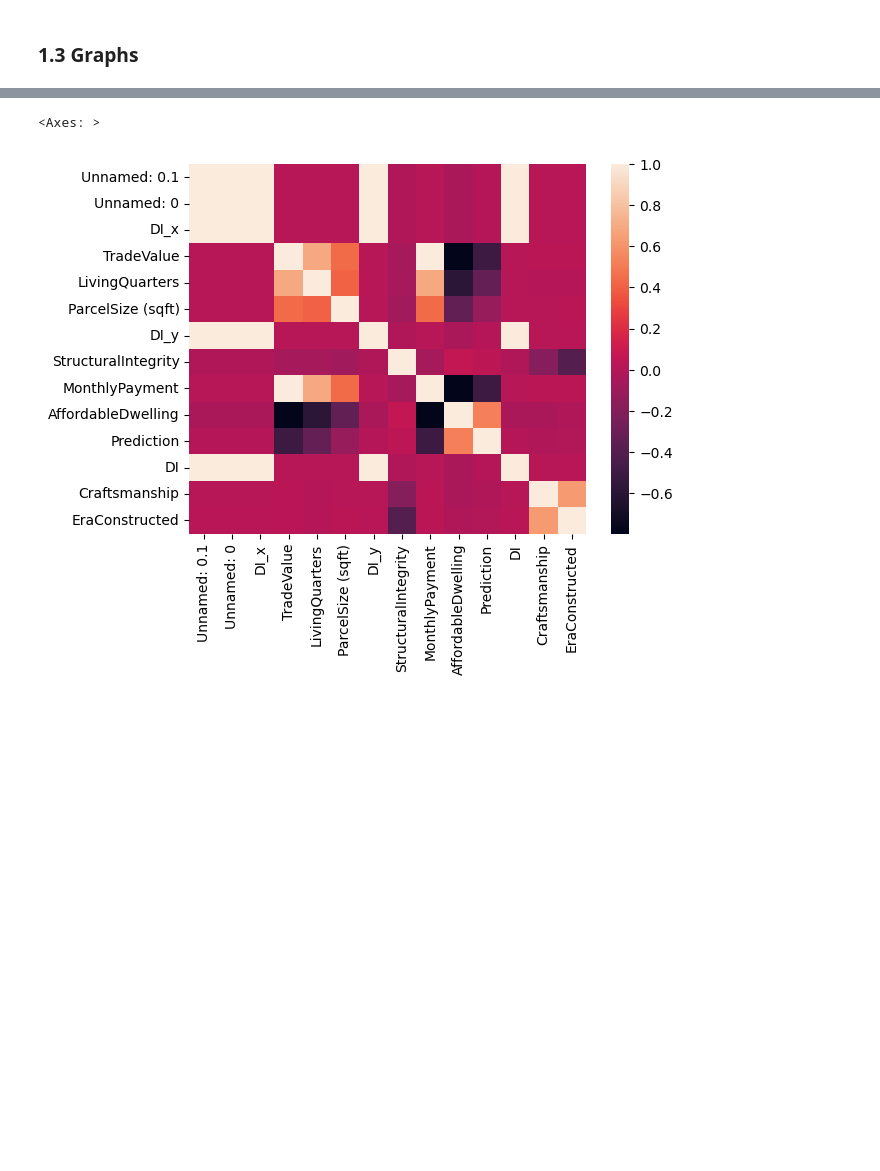
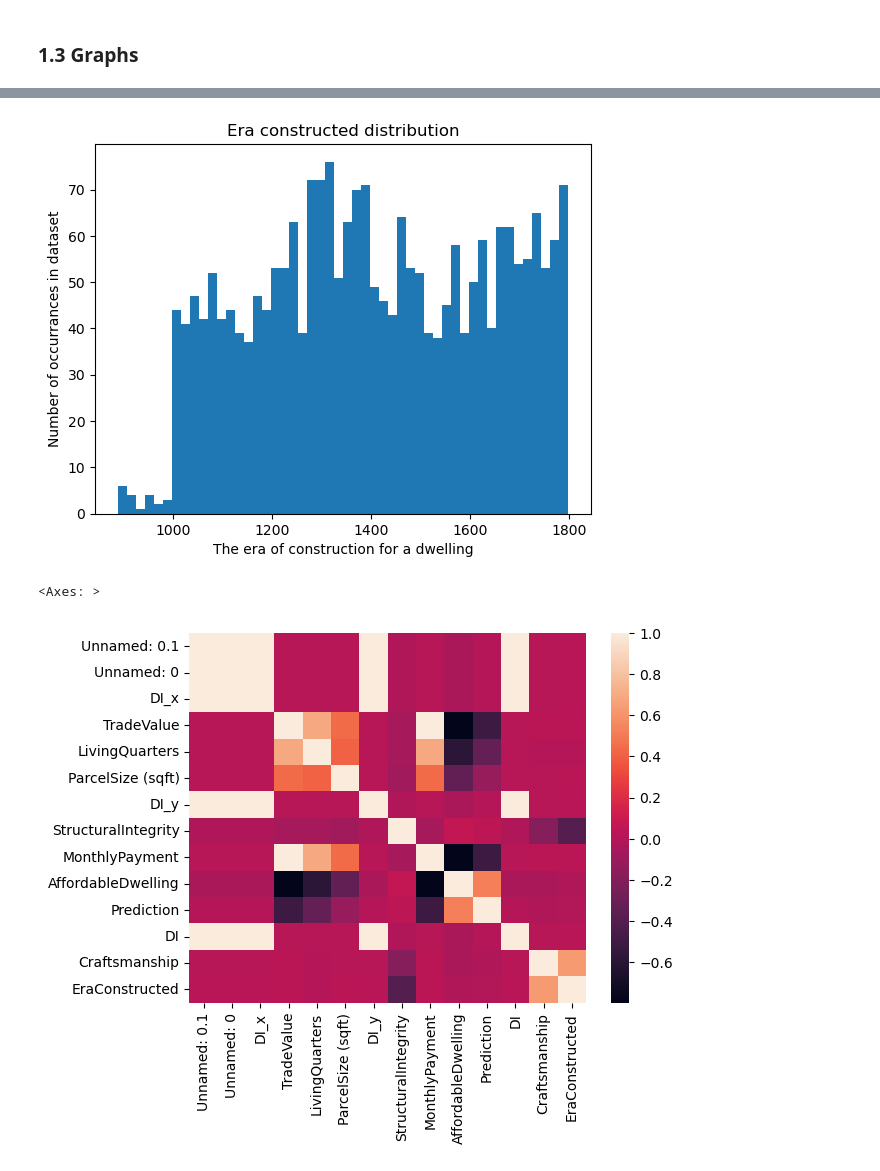
Before and after one commit to RaineScarlett/dsreport, a Jupyter notebook: iteration3.ipynb, the cells around one changed output, grey strips where cells are left out. Drawn from its saved outputs; the diff is of its cells as text; code cells hidden in the pictures; blank space fills up the shorter version.

```diff
--- a/iteration3.ipynb
+++ b/iteration3.ipynb
@@ -167,3 +193,11 @@ Name: count, Length: 768, dtype: int64
+# %%
+plt.hist(df["EraConstructed"], bins=50)
+plt.title('Era constructed distribution')
+plt.xlabel('The era of construction for a dwelling')
+plt.ylabel('Number of occurrances in dataset')
+plt.show()
+# %% [output]
+[figure, added]
 # %%
 sns.heatmap(df.corr(numeric_only=True, method='spearman'))
 # %% [output]
```
Also changed, not shown: parts of 9 cells of this notebook.
